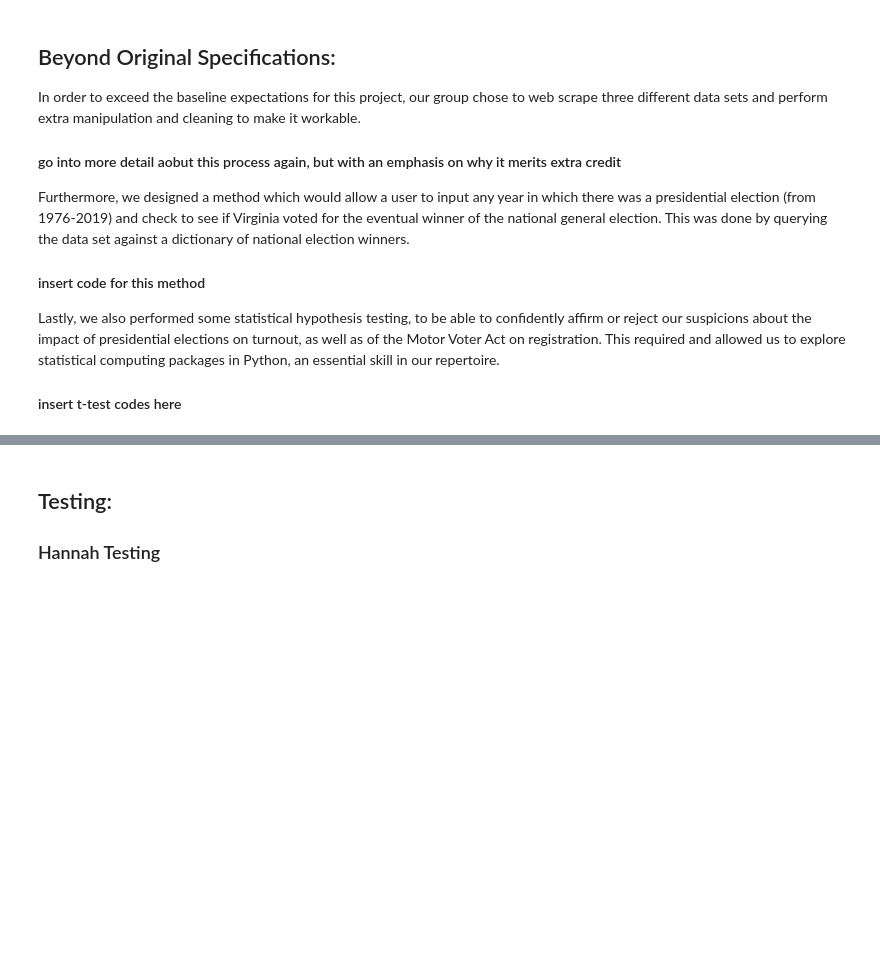
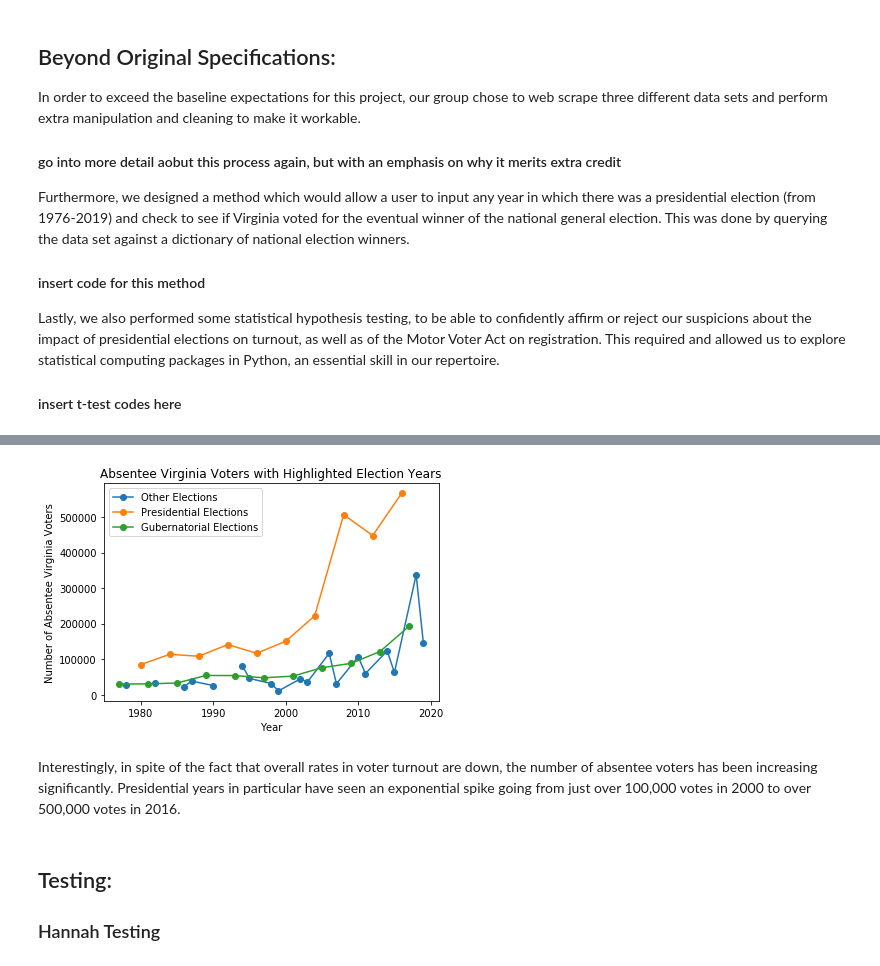
Before and after one commit to hannahfrederickcpsc/CS-5010-PROJECT-PYTHON, a Jupyter notebook: Report.ipynb, the cells around one changed output, grey strips where cells are left out. Drawn from its saved outputs; the diff is of its cells as text; code cells hidden in the pictures; blank space fills up the shorter version.

```diff
--- a/Report.ipynb
+++ b/Report.ipynb
@@ -30,3 +117,20 @@ Lastly, we also performed some statistical hypothesis testing, to be able to con
+# %%
+#make and save a line plot of the total absentee voters with highlighted election years
+plt.plot("Year", "Voting Absentee (Included in Total Voting)", data=other_years, marker='o') #make the plot of other elections
+plt.plot("Year", "Voting Absentee (Included in Total Voting)", data=pres_years, marker='o') #make the plot of pres elections
+year_total_absentee_highlighted = plt.plot("Year", "Voting Absentee (Included in Total Voting)", data=gov_years, marker='o') #make the plot of gov elections
+plt.title('Absentee Virginia Voters with Highlighted Election Years') #add the title
+plt.xlabel('Year') #add the x-axis label
+plt.ylabel('Number of Absentee Virginia Voters') #add the y-axis label
+#sns.scatterplot(x="Year", y="Voting Absentee (Included in Total Voting)", data=voting_data)
+#sns.scatterplot(x="Year", y="Voting Absentee (Included in Total Voting)", data=pres_years)
+#year_total_absentee_highlighted = sns.scatterplot(x="Year", y="Voting Absentee (Included in Total Voting)", data=gov_years).set_title('Virginia Voters Voting Absentee with Highlighted Election Years')
+plt.legend(labels=['Other Elections', 'Presidential Elections', 'Gubernatorial Elections']) #add the legend
+plt.show()
+# %% [output]
+[figure, added]
+# %% [markdown]
+Interestingly, in spite of the fact that overall rates in voter turnout are down, the number of absentee voters has been increasing significantly. Presidential years in particular have seen an exponential spike going from just over 100,000 votes in 2000 to over 500,000 votes in 2016.
 # %% [markdown]
 ## Testing:
 ### Hannah Testing
```
Also changed, not shown: parts of 10 cells of this notebook.
